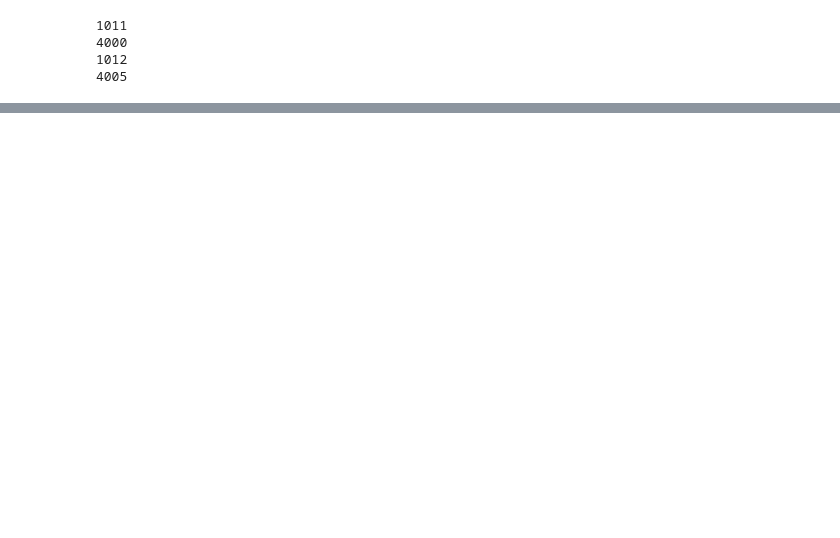
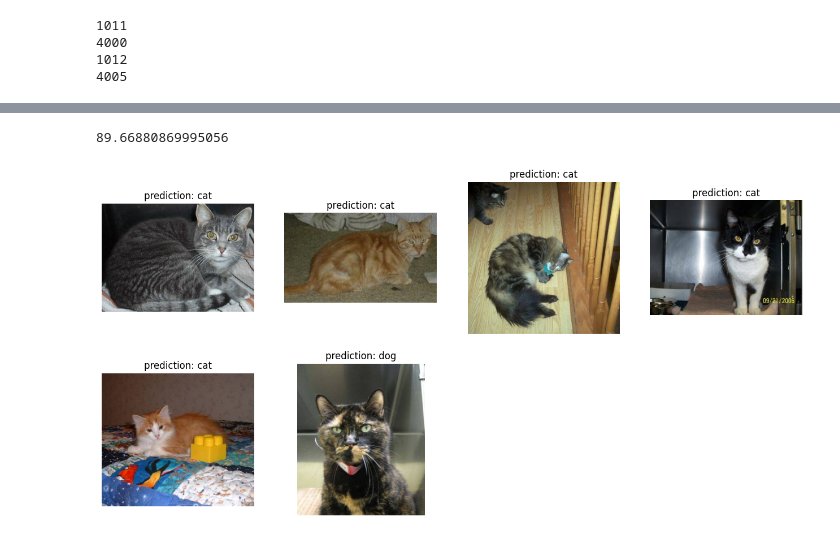
Before and after one commit to kheirie/Second-ML-Project-cats-vs-dogs, a Jupyter notebook: cats_vs_dog.ipynb, the cells around one changed output, grey strips where cells are left out. Drawn from its saved outputs; the diff is of its cells as text; code cells hidden in the pictures; blank space fills up the shorter version.

```diff
--- a/cats_vs_dog.ipynb
+++ b/cats_vs_dog.ipynb
@@ -273,0 +303,4 @@ plt.show()
+# %%
+# Model saving and reloading
+model.save('cats-vs-dogs-model.h5')
+model = tf.keras.models.load_model('cats-vs-dogs-model.h5')
@@ -273,0 +337,2 @@ plt.show()
+# %%
+predictions = (model.predict(testing_images) > 0.5).astype("int32")
@@ -273,0 +341,33 @@ plt.show()
+# %%
+count = 0
+
+for i in range(len(test_targets)):
+  if test_targets[i] == predictions[i][0]:
+    count = count + 1
+
+acc = (count/len(test_targets)) * 100
+acc
+# %% [output]
+89.66880869995056
+# %%
+# Prediction visualization
+def show_image(path, image_list, number_of_images):
+    nrows=4
+    ncols=4
+    fig = plt.gcf()
+    fig.set_size_inches(ncols*4, nrows*4)
+
+
+    for i in range(number_of_images):
+        sp = plt.subplot(nrows, ncols, i + 1)
+        sp.axis('Off')
+        if predictions[i][0] == 1:
+          plt.title("prediction: cat")
+        else:
+          plt.title("prediction: dog")
+        img = mpimg.imread(path + "/" + image_list[i])
+        plt.imshow(img)
+
+show_image(train_path + "/cats", cats_train, 6)
+# %% [output]
+[figure, added]
```
Also changed, not shown: parts of 27 cells of this notebook.
